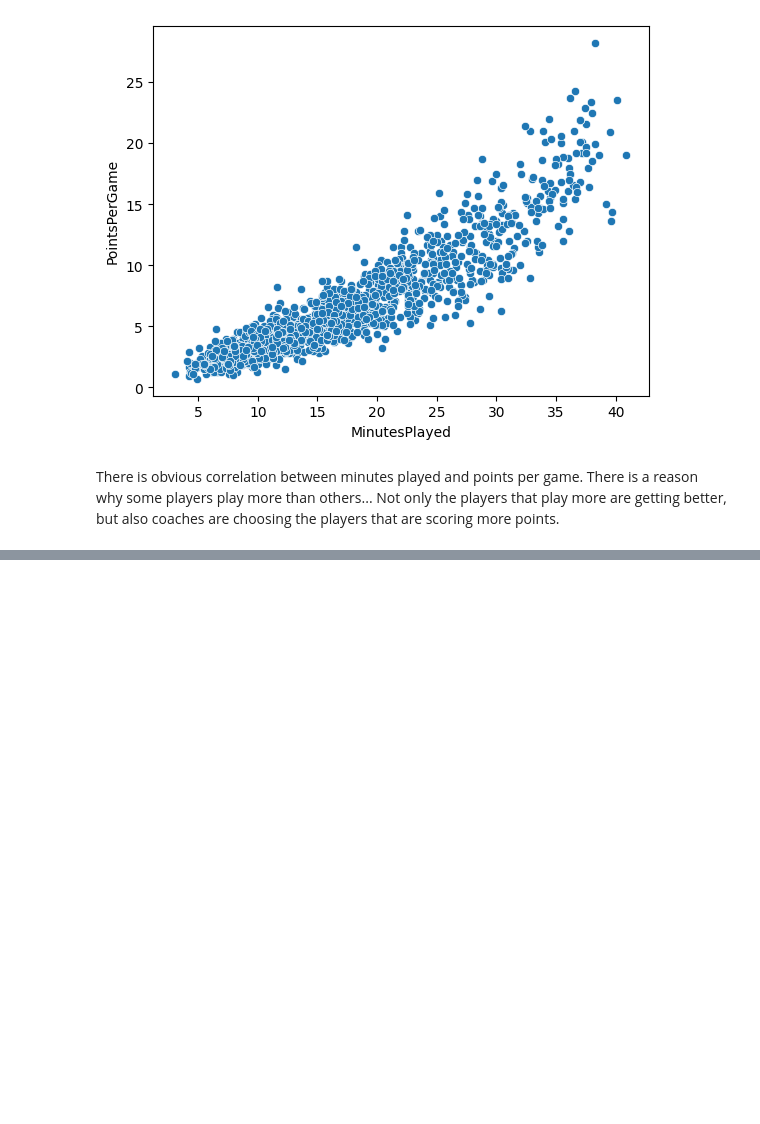
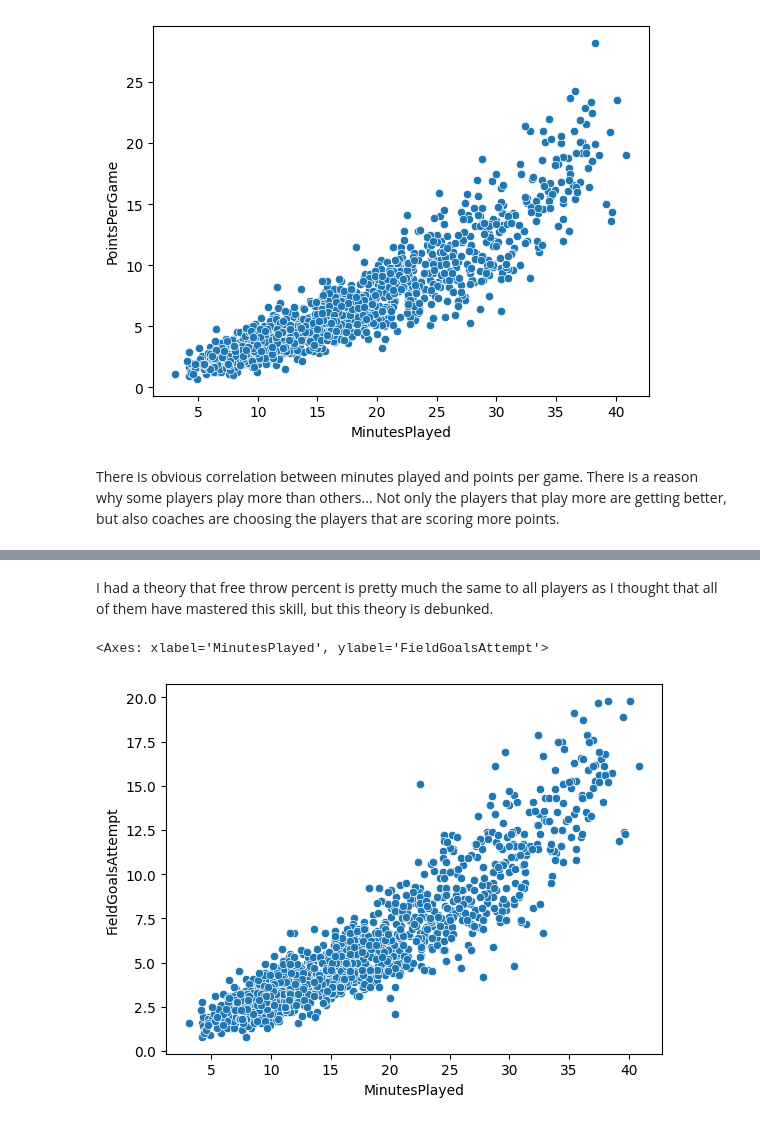
Before and after one commit to Dmmilchev/machine-learning-course, a Jupyter notebook: homeworks/basktetball_performance/solution.ipynb, the cells around one changed output, grey strips where cells are left out. Cells and saved outputs as stored; diff of their text form; code cells hidden in the pictures; blank space fills up the shorter version.

```diff
--- a/homeworks/basktetball_performance/solution.ipynb
+++ b/homeworks/basktetball_performance/solution.ipynb
@@ -262,0 +295,7 @@ There is obvious correlation between minutes played and points per game. There i
+# %% [markdown]
+I had a theory that free throw percent is pretty much the same to all players as I thought that all of them have mastered this skill, but this theory is debunked.
+# %%
+sns.scatterplot(data=df, x='MinutesPlayed', y='FieldGoalsAttempt')
+# %% [output]
+<Axes: xlabel='MinutesPlayed', ylabel='FieldGoalsAttempt'>
+[figure, added]
```
Also changed, not shown: parts of 32 cells of this notebook.
